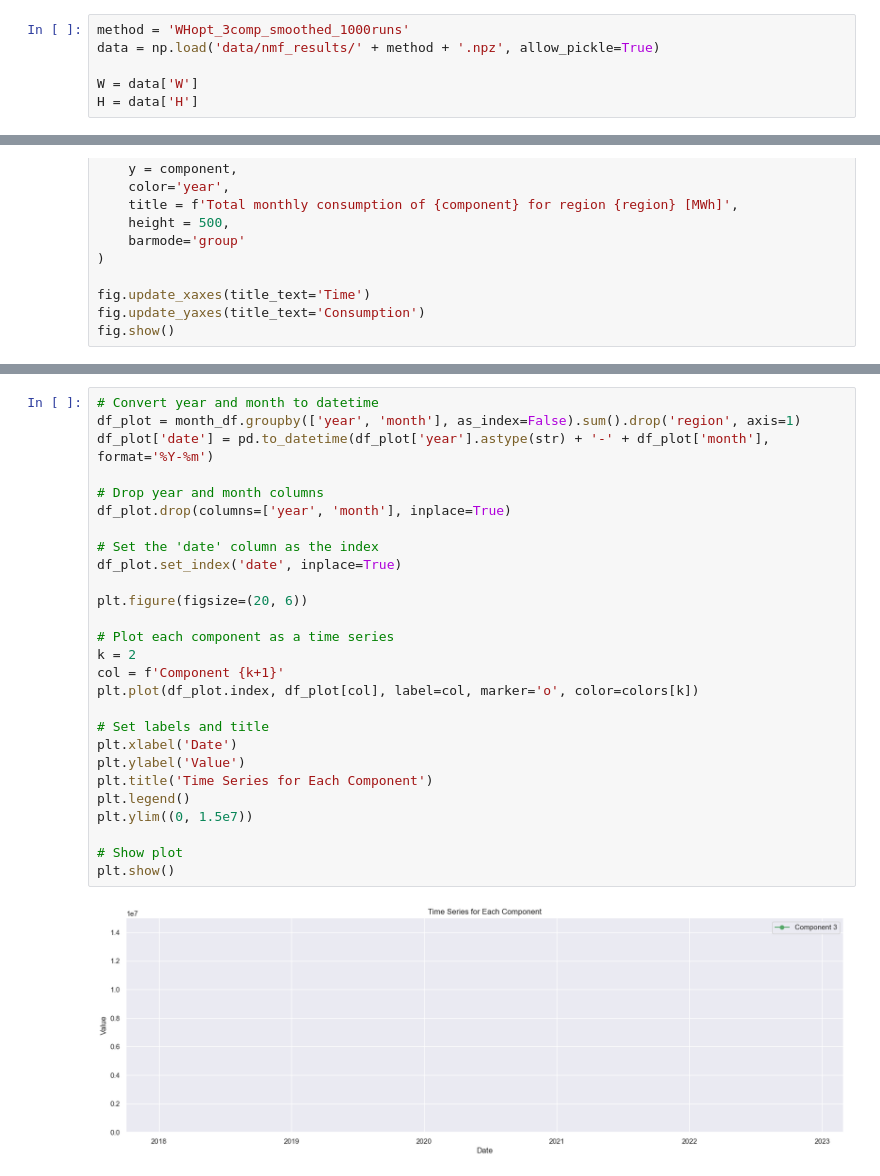
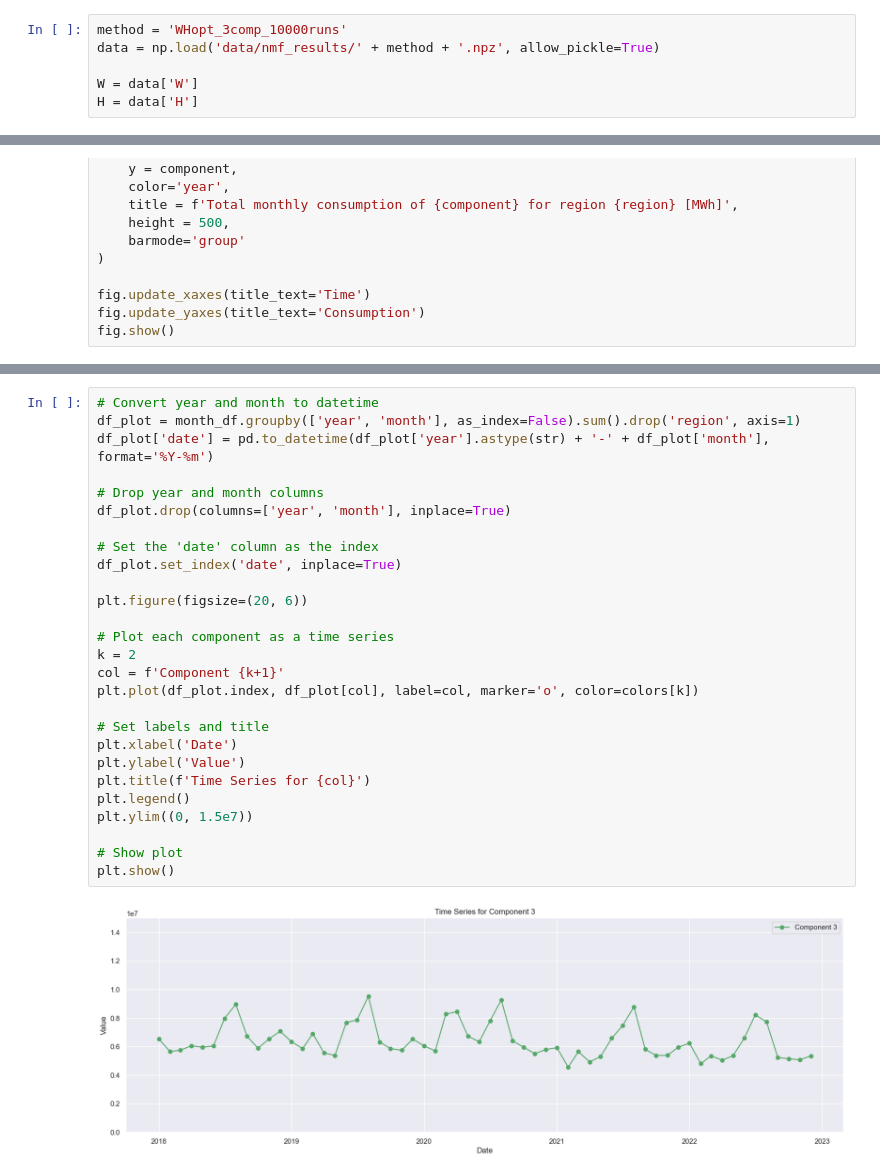
Before and after one commit to gkchln/load_bss, a Jupyter notebook: DecomposeLoad.ipynb, the cells around one changed output, grey strips where cells are left out. Cells and saved outputs as stored; diff of their text form.

```diff
--- a/DecomposeLoad.ipynb
+++ b/DecomposeLoad.ipynb
@@ -59,7 +59,7 @@ daytype_order = [
 # %% [markdown]
 # Load selected model and input data
 # %%
-method = 'WHopt_3comp_smoothed_1000runs'
+method = 'WHopt_3comp_10000runs'
 data = np.load('data/nmf_results/' + method + '.npz', allow_pickle=True)
 
 W = data['W']
@@ -307,32 +307,32 @@ month_df.groupby(['year', 'month'], as_index=False).sum().drop('region', axis=1)
 # %%
 # Convert year and month to datetime
 df_plot = month_df.groupby(['year', 'month'], as_index=False).sum().drop('region', axis=1)
 df_plot['date'] = pd.to_datetime(df_plot['year'].astype(str) + '-' + df_plot['month'], format='%Y-%m')
 
 # Drop year and month columns
 df_plot.drop(columns=['year', 'month'], inplace=True)
 
 # Set the 'date' column as the index
 df_plot.set_index('date', inplace=True)
 
 plt.figure(figsize=(20, 6))
 
 # Plot each component as a time series
 k = 2
 col = f'Component {k+1}'
 plt.plot(df_plot.index, df_plot[col], label=col, marker='o', color=colors[k])
 
 # Set labels and title
 plt.xlabel('Date')
 plt.ylabel('Value')
-plt.title('Time Series for Each Component')
+plt.title(f'Time Series for {col}')
 plt.legend()
 plt.ylim((0, 1.5e7))
 
 # Show plot
 plt.show()
 # %% [output]
-[figure, old version]
+[figure, new version]
 # %%
 df_plot = month_df.groupby(['year', 'month'], as_index=False).sum().drop('region', axis=1)
 df_plot.head()
```
Also changed, not shown: parts of 17 cells of this notebook.
